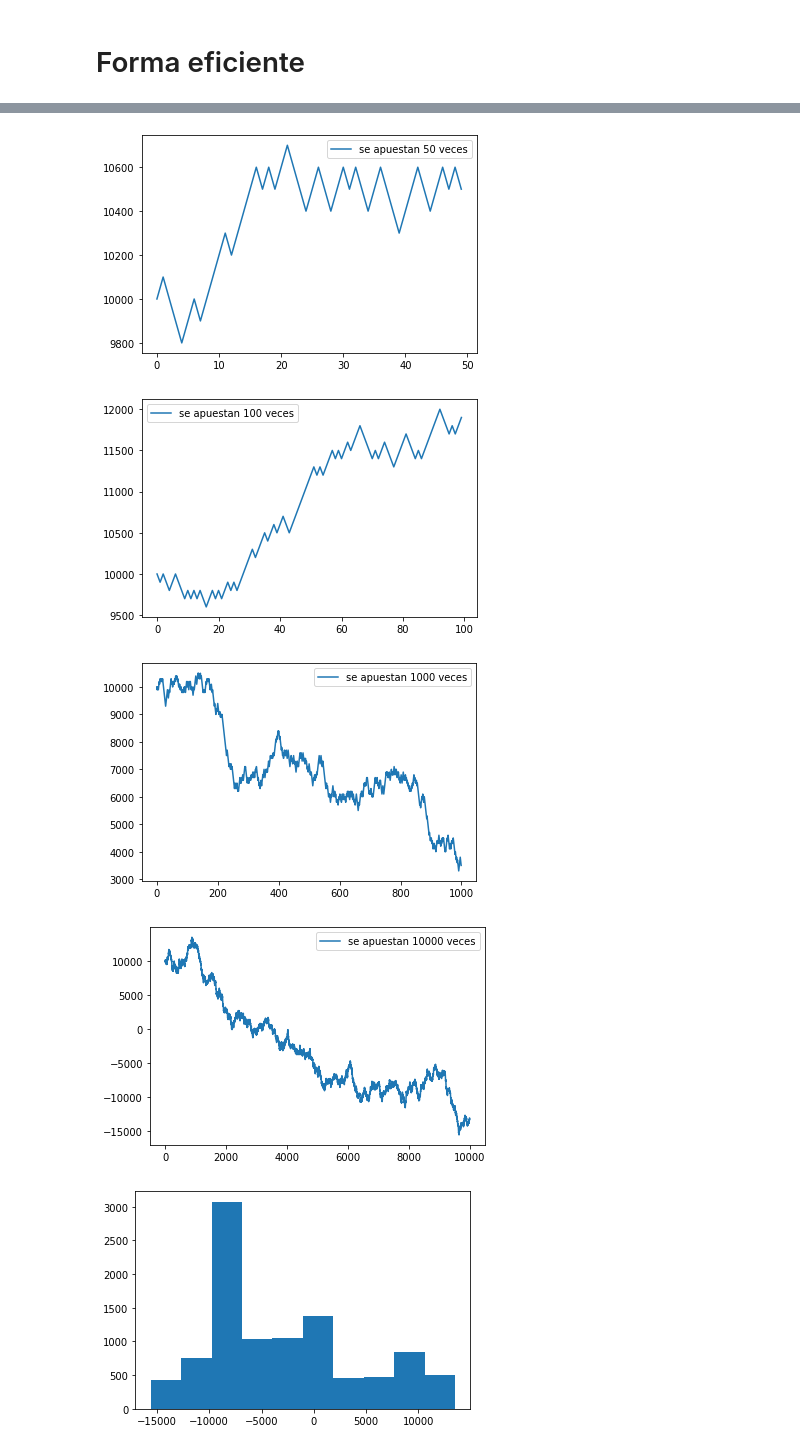
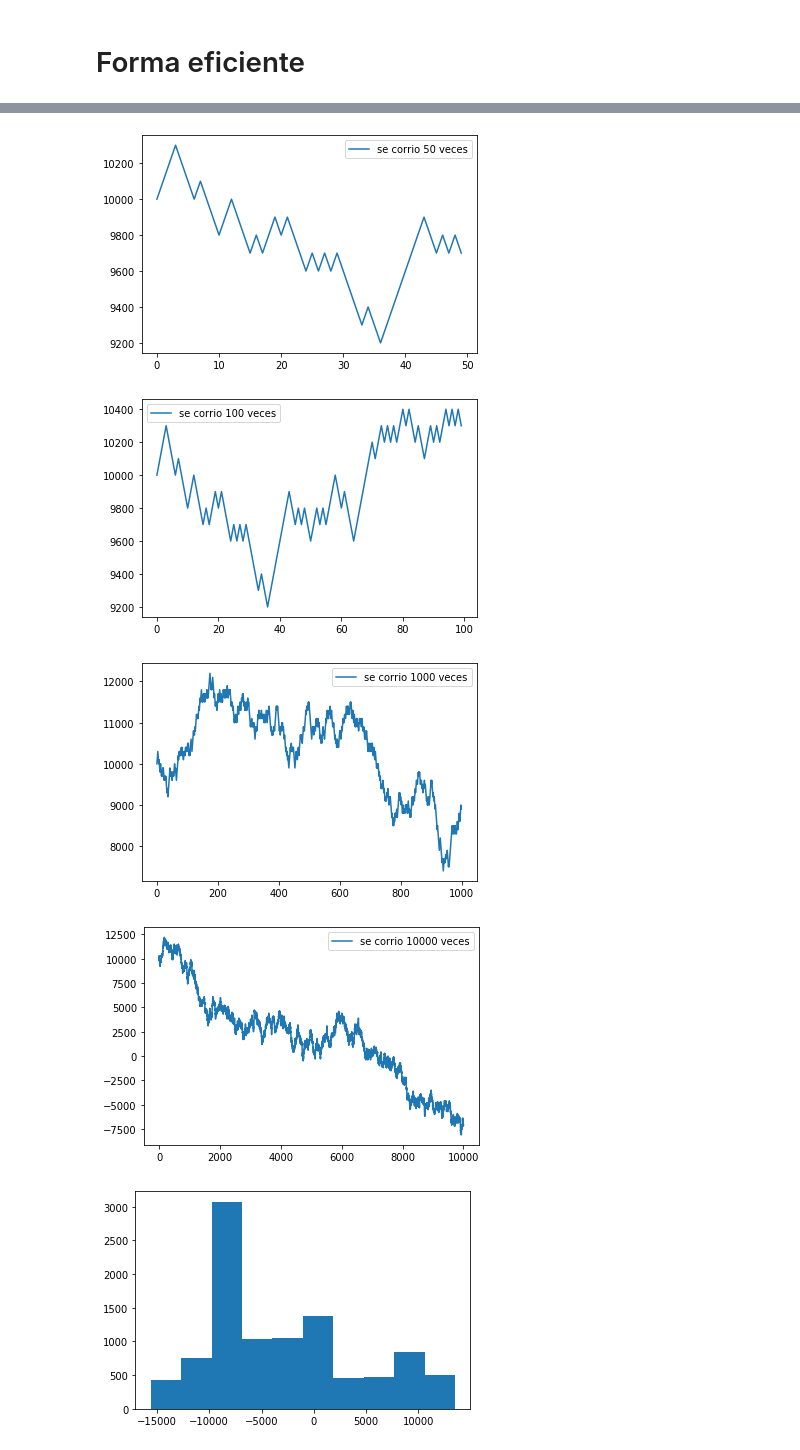
Before and after one commit to patybume10/SPF-2020-I-G1, a Jupyter notebook: TEMA-2/Clase8_SimulacionMontecarlo.ipynb, the cells around one changed output, grey strips where cells are left out. Drawn from its saved outputs; the diff is of its cells as text; code cells hidden in the pictures.

```diff
--- a/TEMA-2/Clase8_SimulacionMontecarlo.ipynb
+++ b/TEMA-2/Clase8_SimulacionMontecarlo.ipynb
@@ -101,6 +110,6 @@ def randon_walk(N):
 # %%
 # Usando el método ineficiente
-N = 10000 # número de pasos
+N = 1000 # número de pasos
 n = 10    # cantidad de trayectorias
 final = []
 # %matplotlib inline
@@ -148,3 +159,9 @@ De nuevo, con nuestro ejemplo en mente, 1-50, la casa gana. 51-99 el usuario gan
 Ahora, comencemos. Primero tenemos que crear nuestro dado.
 # %%
 # Crear una función para que devuelva simplemente ganar(true) o perder(false)
+def dado():
+    x = np.random.randint(1,101)
+    if 0<x<=50 or x == 100:
+        return False
+    else:
+        return True
@@ -189,6 +213,19 @@ def apostador2(cap_inicial, apuesta, n_apuestas):
 # Las caracterísitcas son: se empieza con un capital inicial,
 # siempre se apuesta lo mismo, y se va a apostar un número determinado de veces.
 def apostador(cap_inicial, apuesta, n_apuestas):
+    np.random.seed(516)
+    ccapital = np.zeros(n_apuestas)
+    ccapital[0]= cap_inicial
+
+    def fill_vect(i):
+        nonlocal ccapital
+        if dado():
+            ccapital[i+1] = ccapital[i]+apuesta
+        else:
+            ccapital[i+1] = ccapital[i]-apuesta
+    [fill_vect(i) for i in range(n_apuestas-1)]
+
+    return ccapital
 # %%
 # Ver como evolucionan los fondos de nuestro apostador al jugar 100 veces
 # %matplotlib inline
@@ -202,19 +247,25 @@ El capital luego del juego fue 9100.0
 # %%
 # (Montecarlo) Simular 100 escenarios en donde cada apuesta es (100)
 # 50, 100, 1000 y 10000 veces. ¿Qué pasa?
 n = [50,100,1000,10000]
 capital = 10000
 apuesta = 100
 
 # Deseo correr la función creada para cada elemento de la lista n,
 # donde el capital es siempre 10000 y la apuesta es 100.
 # Luego quiero graficar el comportamiento de mi capital cuando juego
 # n = [50,100,1000,10000]
+resul = [apostador(capital,apuesta,N_apuesta) for N_apuesta in n]
+
+for i in range(4):
+    plt.plot(resul[i],label = 'se corrio %i veces'% n[i])
+    plt.legend()
+    plt.show()
 # %% [output]
-[figure, old version]
+[figure, new version]
-[figure, old version]
+[figure, new version]
-[figure, old version]
+[figure, new version]
-[figure, old version]
+[figure, new version]
 # %%
 # Graficar histograma para ver el comportamiento del de los fondos para 1000 juegos distintos
 plt.hist(resultado[3],10)
```
Also changed, not shown: parts of 9 cells of this notebook, 2 other files.
